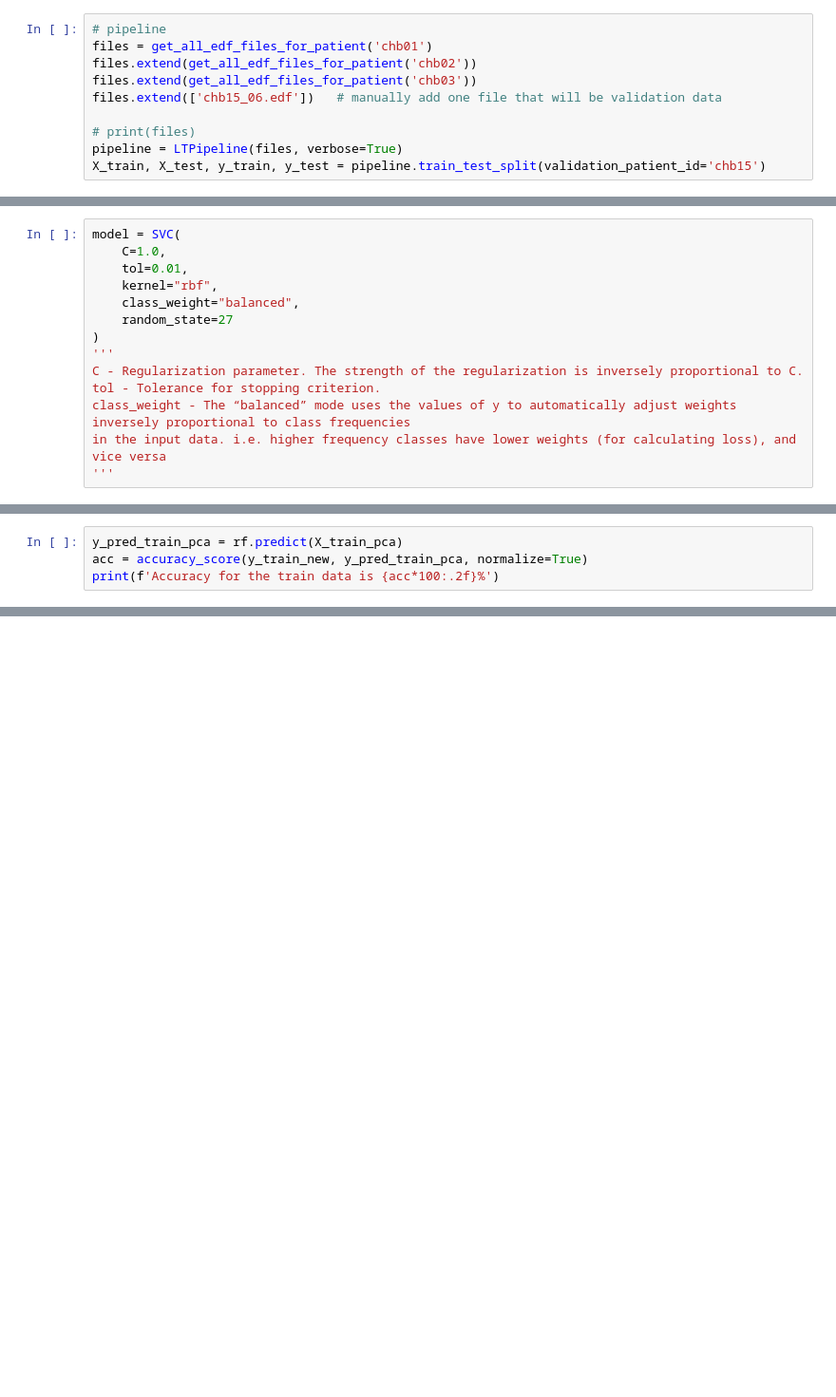
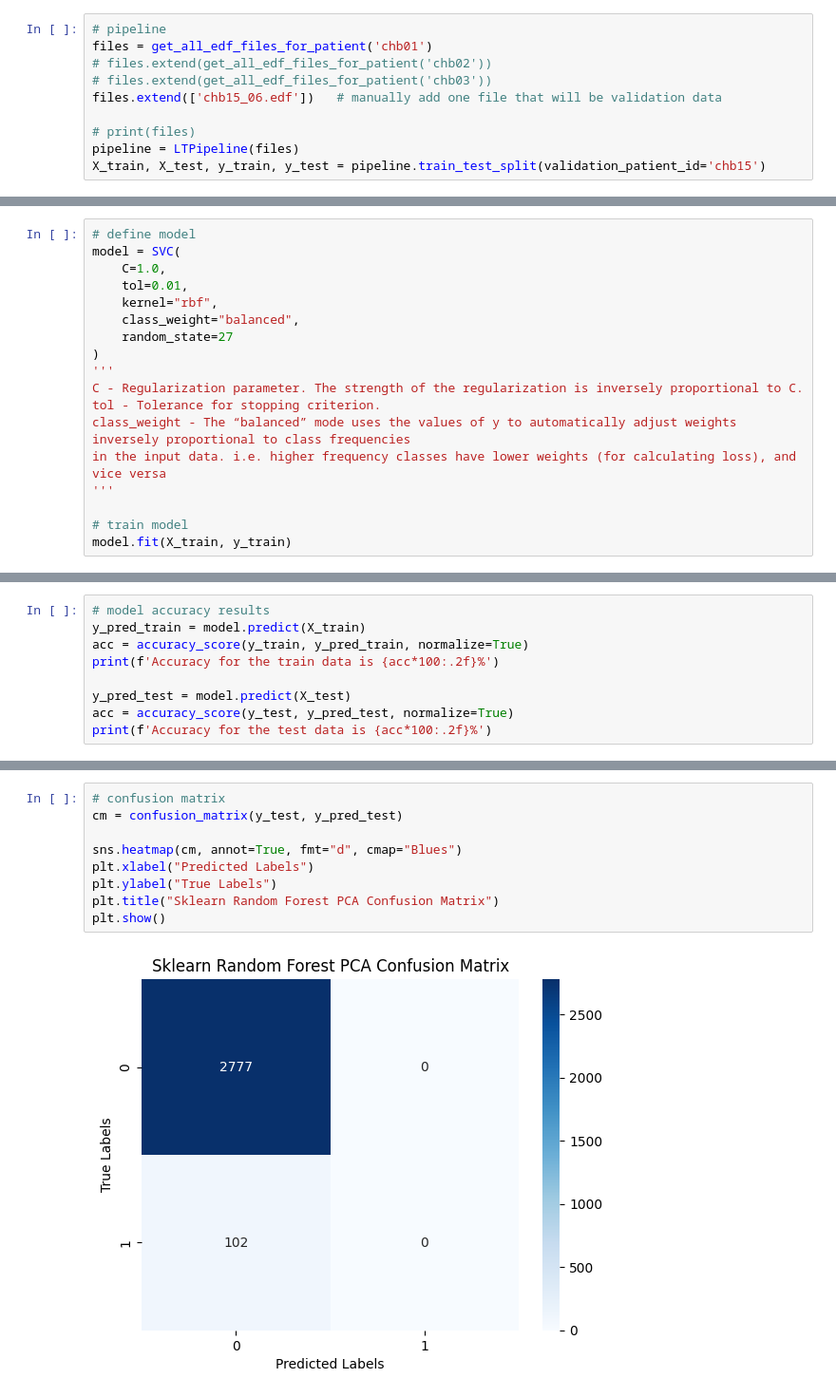
Before and after one commit to anderdc/chb-mit-scalp-eeg, a Jupyter notebook: models/SVM.ipynb, the cells around one changed output, grey strips where cells are left out. Shown: that part at 95% size. Cells and saved outputs as stored; diff of their text form; blank space fills up the shorter version.

Commit message:
ran first model

```diff
--- a/models/SVM.ipynb
+++ b/models/SVM.ipynb
@@ -21,11 +29,11 @@ from extraction.tools import get_all_edf_files_for_patient
 # %%
 # pipeline
 files = get_all_edf_files_for_patient('chb01')
-files.extend(get_all_edf_files_for_patient('chb02'))
-files.extend(get_all_edf_files_for_patient('chb03'))
+# files.extend(get_all_edf_files_for_patient('chb02'))
+# files.extend(get_all_edf_files_for_patient('chb03'))
 files.extend(['chb15_06.edf'])   # manually add one file that will be validation data
 
 # print(files)
-pipeline = LTPipeline(files, verbose=True)
+pipeline = LTPipeline(files)
 X_train, X_test, y_train, y_test = pipeline.train_test_split(validation_patient_id='chb15')
 # %% [output]
@@ -34,4 +100,5 @@ TypeError: LTPipeline.run.<locals>.signal_handler() missing 1 required positiona
 # %%
+# define model
 model = SVC(
     C=1.0,
     tol=0.01,
@@ -45,3 +112,6 @@ tol - Tolerance for stopping criterion.
 class_weight - The “balanced” mode uses the values of y to automatically adjust weights inversely proportional to class frequencies
 in the input data. i.e. higher frequency classes have lower weights (for calculating loss), and vice versa
 '''
+
+# train model
+model.fit(X_train, y_train)
@@ -48,4 +120,9 @@ in the input data. i.e. higher frequency classes have lower weights (for calcula
 # %%
-y_pred_train_pca = rf.predict(X_train_pca)
-acc = accuracy_score(y_train_new, y_pred_train_pca, normalize=True)
+# model accuracy results
+y_pred_train = model.predict(X_train)
+acc = accuracy_score(y_train, y_pred_train, normalize=True)
 print(f'Accuracy for the train data is {acc*100:.2f}%')
+
+y_pred_test = model.predict(X_test)
+acc = accuracy_score(y_test, y_pred_test, normalize=True)
+print(f'Accuracy for the test data is {acc*100:.2f}%')
@@ -51,0 +143,11 @@ print(f'Accuracy for the train data is {acc*100:.2f}%')
+# %%
+# confusion matrix
+cm = confusion_matrix(y_test, y_pred_test)
+
+sns.heatmap(cm, annot=True, fmt="d", cmap="Blues")
+plt.xlabel("Predicted Labels")
+plt.ylabel("True Labels")
+plt.title("Sklearn Random Forest PCA Confusion Matrix")
+plt.show()
+# %% [output]
+[figure, added]
```
Also changed, not shown: parts of 6 cells of this notebook.
